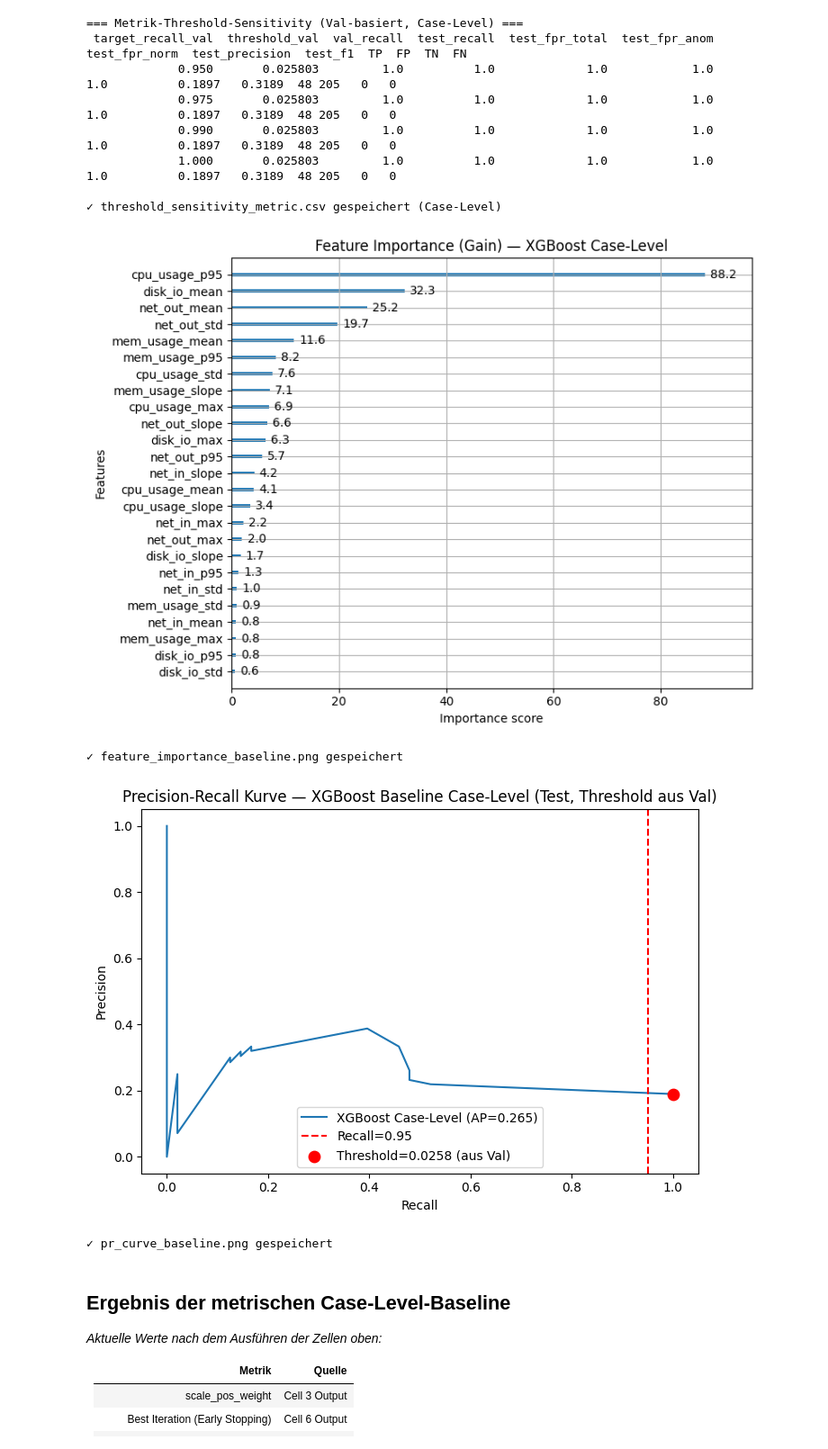
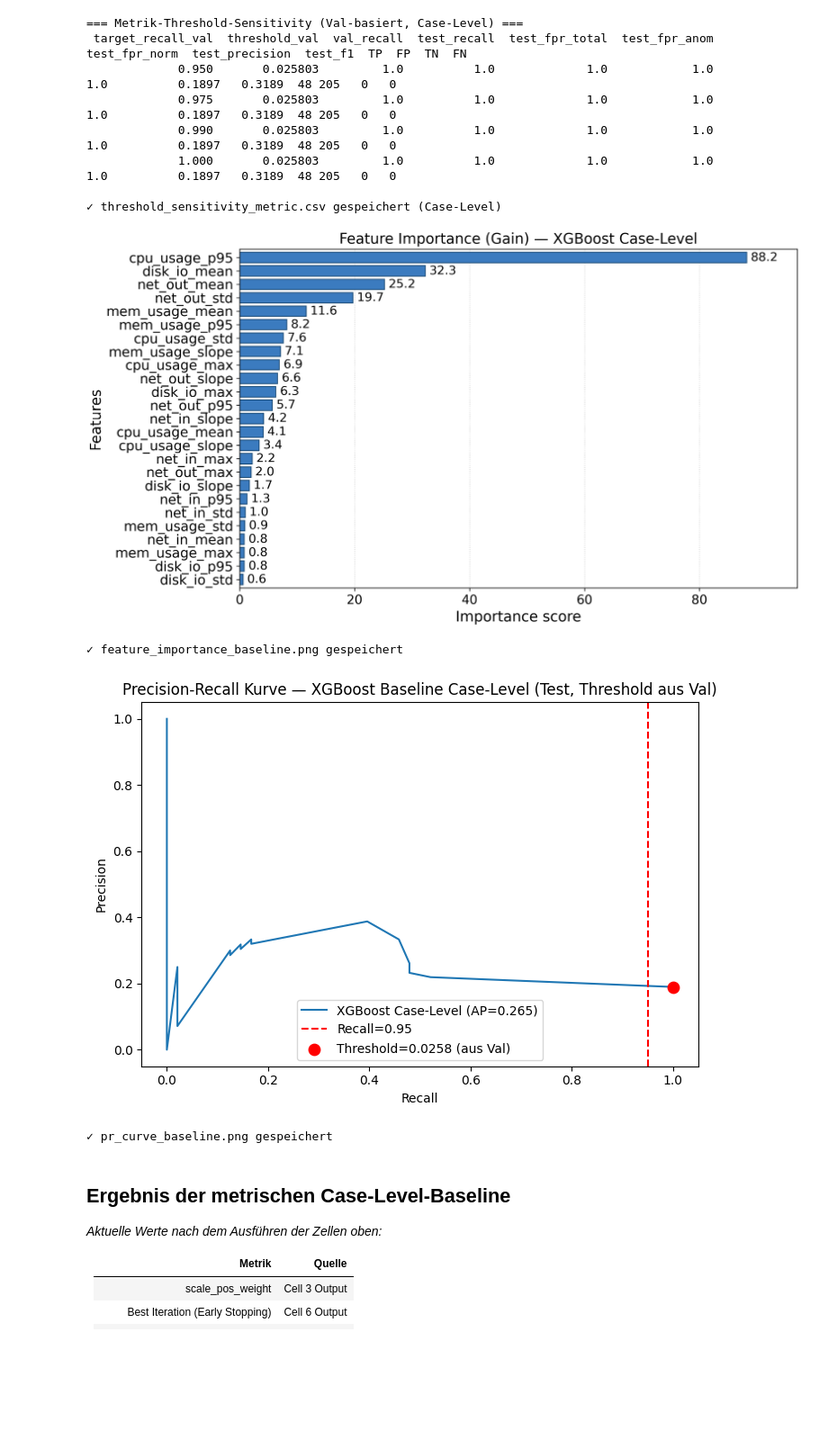
Before and after one commit to Nirosh04/bachelorarbeit-cloudanobench, a Jupyter notebook: notebooks/02_metric_baseline.ipynb, the cells around one changed output. Shown at 90% size. Saved outputs shown, nothing was run; the diff lists cells and outputs as text; code cells hidden in the pictures; blank space fills up the shorter version.

```diff
--- a/notebooks/02_metric_baseline.ipynb
+++ b/notebooks/02_metric_baseline.ipynb
@@ -764,39 +764,57 @@ print(f"\n\u2713 threshold_sensitivity_metric.csv gespeichert (Case-Level)")
 # %%
 # ─── Plots ─────────────────────────────────────────────────────────────────────
 
-# Feature Importance
-fig, ax = plt.subplots(figsize=(8, 6))
-plot_importance(
-    model, ax=ax, importance_type='gain',
-    title='Feature Importance (Gain) — XGBoost Case-Level',
-    values_format='{v:.1f}'
-)
-plt.tight_layout()
-plt.savefig(os.path.join(docs_path, "feature_importance_baseline.png"), dpi=150)
+# Feature Importance (Gain) — horizontaler Balkenplot aller 25 Case-Level-Features.
+# Gain-Werte und Reihenfolge direkt aus dem trainierten Booster (unveraendert).
+gain_dict = model.get_booster().get_score(importance_type='gain')
+fi = sorted(gain_dict.items(), key=lambda kv: kv[1], reverse=True)
+fi_names = [k for k, _ in fi]
+fi_vals = [v for _, v in fi]
+n_fi = len(fi_vals)
+
+fig, ax = plt.subplots(figsize=(11, 6.1))
+ypos = range(n_fi)
+ax.barh(ypos, fi_vals, color='#3b7bbf', edgecolor='#1f4e79', height=0.78)
+ax.set_yticks(ypos)
+ax.set_yticklabels(fi_names, fontsize=15)
+ax.invert_yaxis()  # hoechster Gain oben
+ax.set_xlabel("Importance score", fontsize=16)
+ax.set_ylabel("Features", fontsize=16)
+ax.set_title("Feature Importance (Gain) — XGBoost Case-Level", fontsize=16, pad=6)
+ax.tick_params(axis='x', labelsize=14)
+ax.grid(axis='x', linestyle=':', alpha=0.6)
+ax.set_axisbelow(True)
+ax.set_xlim(0, max(fi_vals) * 1.10)
+ax.margins(y=0.01)
+for y, v in zip(ypos, fi_vals):
+    ax.text(v + max(fi_vals) * 0.008, y, f"{v:.1f}", va='center', ha='left', fontsize=13.5)
+fig.tight_layout(pad=0.3)
+plt.savefig(os.path.join(docs_path, "feature_importance_baseline.png"),
+            dpi=300, bbox_inches='tight', pad_inches=0.03)
 plt.show()
 print("\u2713 feature_importance_baseline.png gespeichert")
 
 # Precision-Recall-Kurve (Testset, Threshold aus Validation)
 precisions_test, recalls_test_curve, _ = precision_recall_curve(y_test, y_proba_test)
 
 fig, ax = plt.subplots(figsize=(7, 5))
 ax.plot(recalls_test_curve, precisions_test, label=f'XGBoost Case-Level (AP={ap_test:.3f})')
 ax.axvline(x=0.95, color='red', linestyle='--', label='Recall=0.95')
 ax.scatter(
     [recall_test], [prec_test],
     color='red', zorder=5, s=80,
     label=f'Threshold={best_threshold_val:.4f} (aus Val)'
 )
 ax.set_xlabel('Recall')
 ax.set_ylabel('Precision')
 ax.set_title('Precision-Recall Kurve — XGBoost Baseline Case-Level (Test, Threshold aus Val)')
 ax.legend()
 plt.tight_layout()
 plt.savefig(os.path.join(docs_path, "pr_curve_baseline.png"), dpi=150)
 plt.show()
 print("\u2713 pr_curve_baseline.png gespeichert")
 # %% [output]
-[figure, old version]
+[figure, new version]
 ✓ feature_importance_baseline.png gespeichert
 [figure]
 ✓ pr_curve_baseline.png gespeichert
```
Also changed, not shown: 18 other files.
